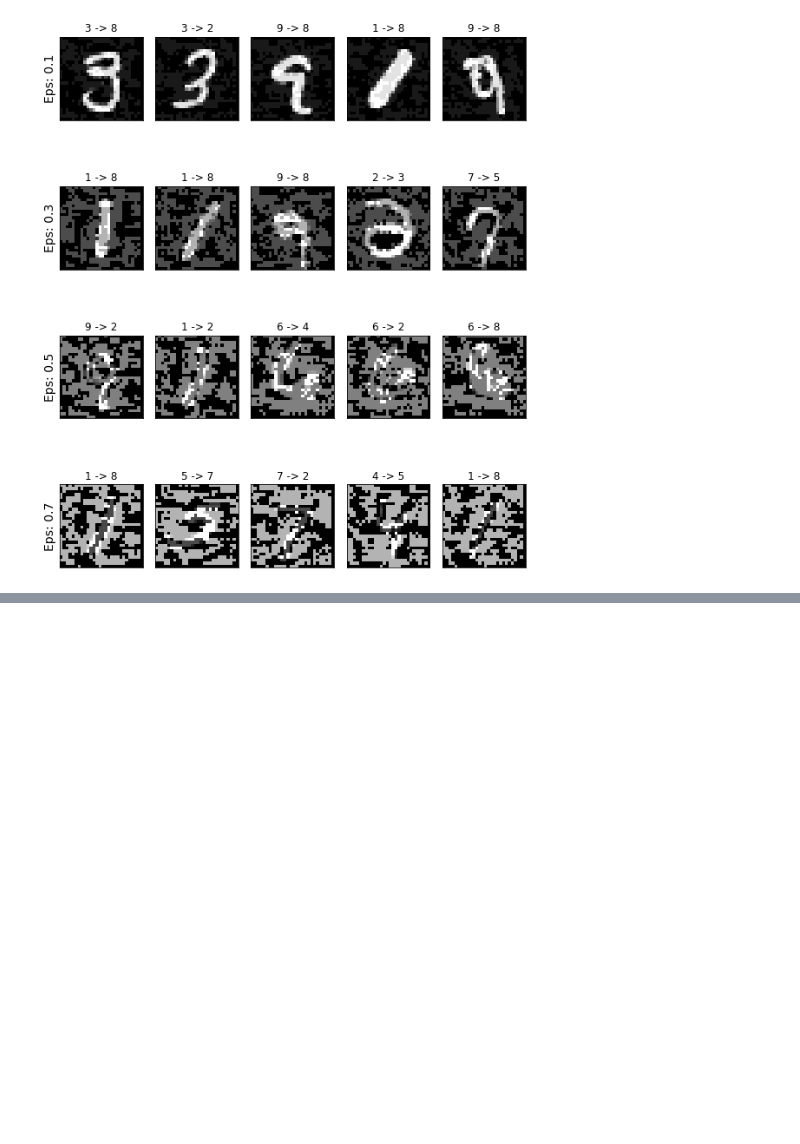
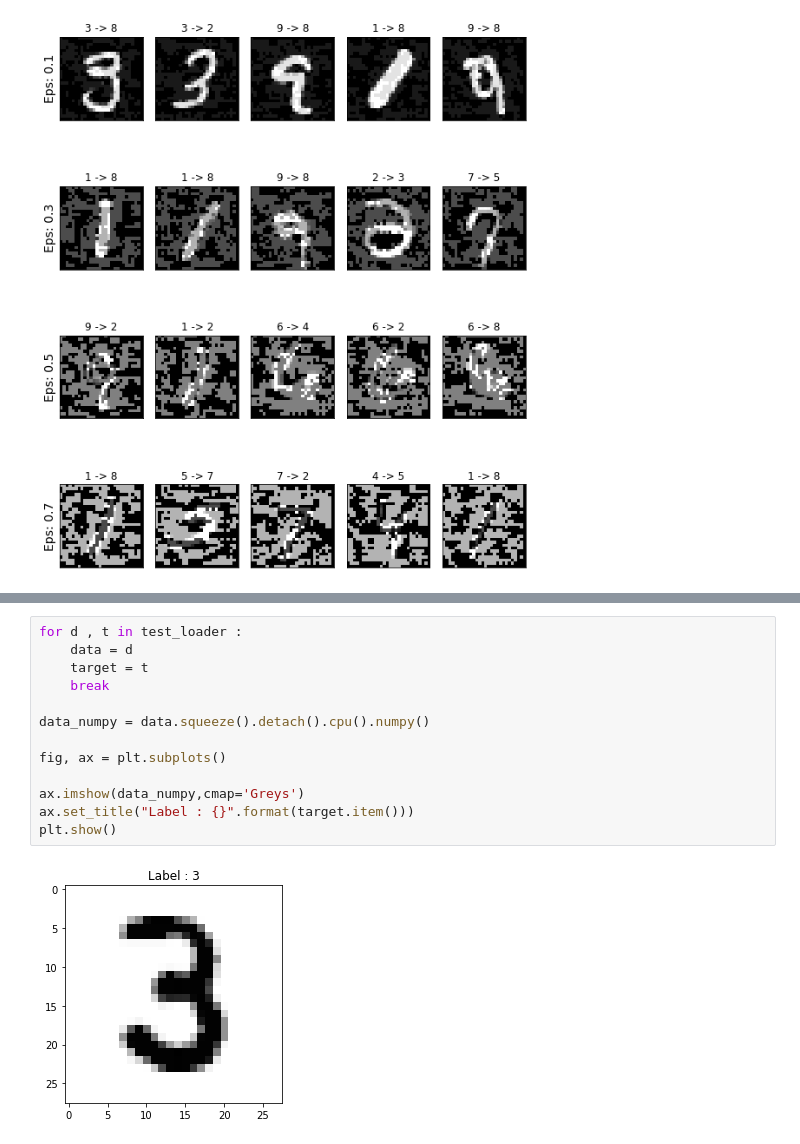
Before and after one commit to AmineDiro/Adversarial-Attacks, a Jupyter notebook: Adversarial attacks.ipynb, the cells around one changed output, grey strips where cells are left out. Saved outputs shown, nothing was run; the diff lists cells and outputs as text; blank space fills up the shorter version.

```diff
--- a/Adversarial attacks.ipynb
+++ b/Adversarial attacks.ipynb
@@ -238,0 +323,15 @@ plt.show()
+# %%
+for d , t in test_loader :
+    data = d
+    target = t
+    break
+
+data_numpy = data.squeeze().detach().cpu().numpy()
+
+fig, ax = plt.subplots()
+
+ax.imshow(data_numpy,cmap='Greys')
+ax.set_title("Label : {}".format(target.item()))
+plt.show()
+# %% [output]
+[figure, added]
```
Also changed, not shown: parts of 14 cells of this notebook.
